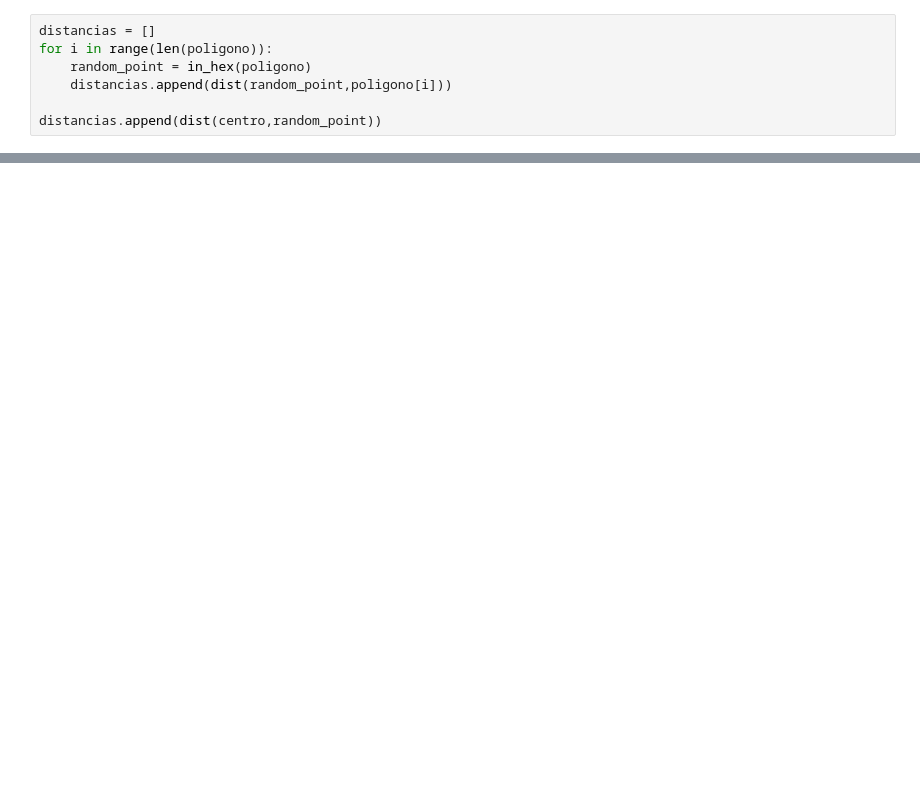
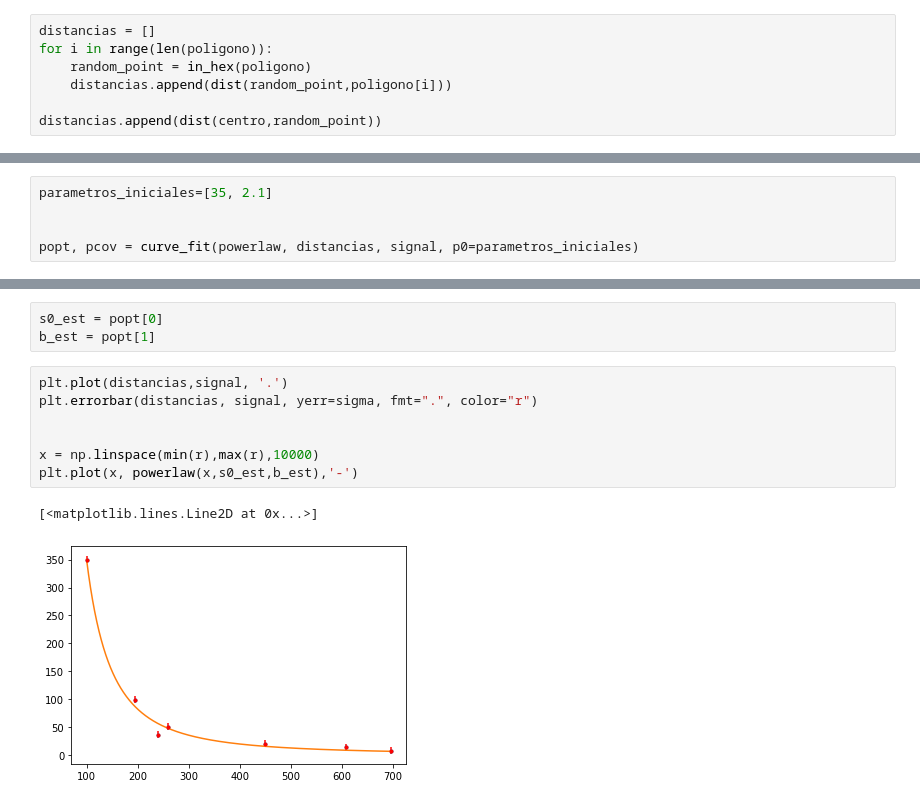
Before and after one commit to alexispacek/lab, a Jupyter notebook: Segundo ejercicio Lab 7.ipynb, the cells around one changed output, grey strips where cells are left out. Cells and saved outputs as stored; diff of their text form; blank space fills up the shorter version.

```diff
--- a/Segundo ejercicio Lab 7.ipynb
+++ b/Segundo ejercicio Lab 7.ipynb
@@ -228,0 +260,5 @@ np.mean(distancias)
+# %%
+parametros_iniciales=[35, 2.1]
+
+
+popt, pcov = curve_fit(powerlaw, distancias, signal, p0=parametros_iniciales)
@@ -228,0 +270,13 @@ np.mean(distancias)
+# %%
+s0_est = popt[0]
+b_est = popt[1]
+# %%
+plt.plot(distancias,signal, '.')
+plt.errorbar(distancias, signal, yerr=sigma, fmt=".", color="r")
+
+
+x = np.linspace(min(r),max(r),10000)
+plt.plot(x, powerlaw(x,s0_est,b_est),'-')
+# %% [output]
+[<matplotlib.lines.Line2D at 0x...>]
+[figure, added]
```
Also changed, not shown: parts of 16 cells of this notebook.
